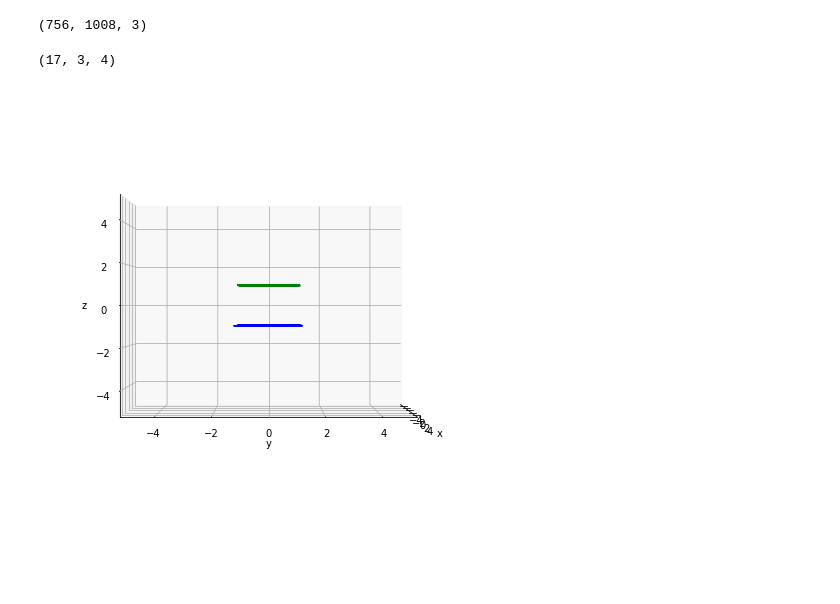
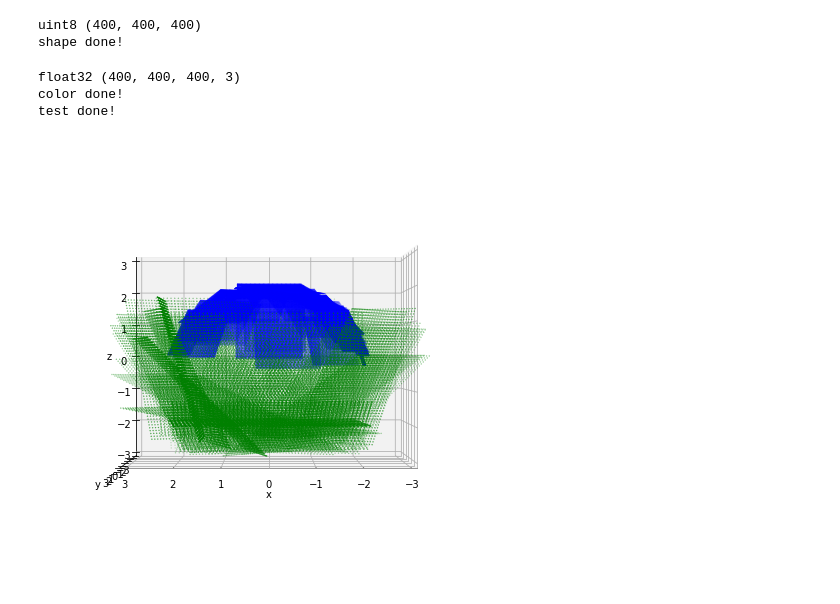
Before and after one commit to naruya/VaxNeRF, a Jupyter notebook: visualhull.ipynb, the cells around one changed output. Cells and saved outputs as stored; diff of their text form; code cells hidden in the pictures; blank space fills up the shorter version.

Commit message:
clean visual hull

```diff
--- a/visualhull.ipynb
+++ b/visualhull.ipynb
@@ -116,41 +56,36 @@ plt.imshow(dataset.images[0]); plt.show()
-# %%
-dataset.rays.origins[0].shape
-# %% [output]
-(756, 1008, 3)
-# %%
-dataset.camtoworlds.shape
-# %% [output]
-(17, 3, 4)
+# %%
+visualhull(FLAGS, dataset, test_dataset, target, dilation=FLAGS.dilation, thresh=FLAGS.thresh)
+# %% [output]
+uint8 (400, 400, 400)
+shape done!
+float32 (400, 400, 400, 3)
+color done!
+test done!
 # %%
-# fern
+t_n, t_f = FLAGS.near, FLAGS.far
 
 fig = plt.figure(figsize=(8, 8))
 ax = fig.add_subplot(111, projection='3d')
-ax.set_xlim(-5, 5)
-ax.set_ylim(-5, 5)
-ax.set_zlim(-5, 5)
+lim=3
+ax.set_xlim(-lim, lim)
+ax.set_ylim(-lim, lim)
+ax.set_zlim(-lim, lim)
 # ax.view_init(elev=90, azim=90)
-ax.view_init(elev=0, azim=0)
+ax.view_init(elev=0, azim=90)
 ax.set_xlabel('x')
 ax.set_ylabel('y')
 ax.set_zlabel('z')
 
-for idx in range(0, len(dataset.rays.origins), 2):
-    # (512, 512, 3) (512, 512, 3)
-    # o, d = camera_params_to_rays(f, cx, cy, data['pose'], width, height)
-
-    # # focal point（red）
-    # o_x, o_y, o_z = o[0, :1].T
-    # ax.scatter(o_x, o_y, o_z, c='red')
+for idx in range(0, len(dataset.rays.origins), 4):
     o = dataset.rays.origins[idx]
     d = dataset.rays.directions[idx]
 
     # render lower limit（blue）
     x_n, y_n, z_n = (o + d * t_n)[::16, ::16].reshape(-1, 3).T
     ax.scatter(x_n, y_n, z_n, c='blue', s=0.1)
 
     # render upper limit (green)
     x_f, y_f, z_f = (o + d * t_f)[::16, ::16].reshape(-1, 3).T
     ax.scatter(x_f, y_f, z_f, c='green', s=0.1)
 # %% [output]
-[figure, old version]
+[figure, new version]
```
Also changed, not shown: parts of 8 cells of this notebook, 3 other files.
